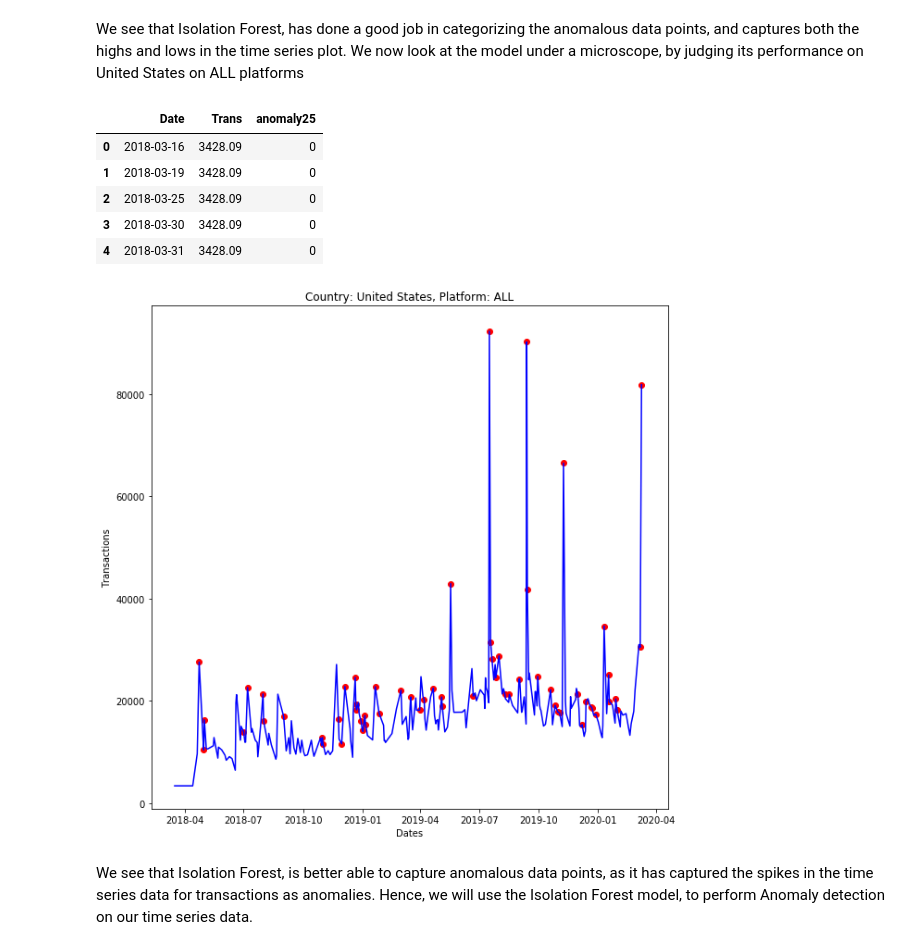
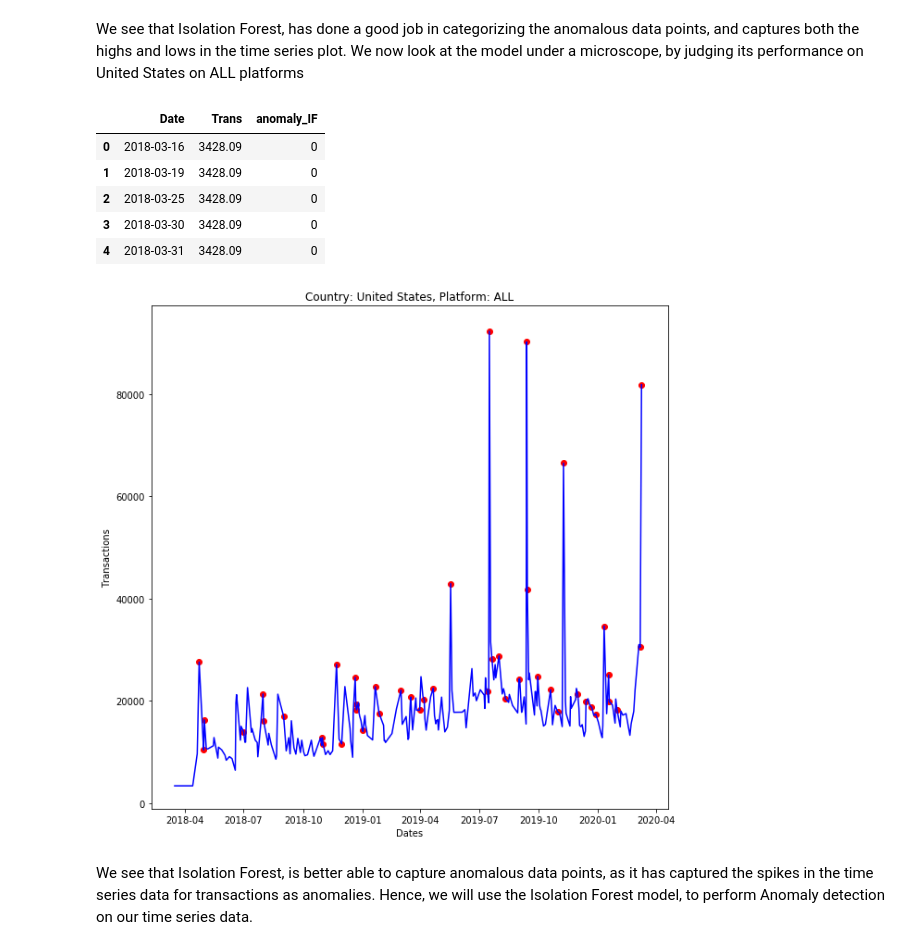
Before and after one commit to yaswanthchittepu/Tencent-Data-Science, a Jupyter notebook: Tencent_AnomalyDetection.ipynb, the cells around one changed output. Saved outputs shown, nothing was run; the diff lists cells and outputs as text; code cells hidden in the pictures.

```diff
--- a/Tencent_AnomalyDetection.ipynb
+++ b/Tencent_AnomalyDetection.ipynb
@@ -233,11 +233,11 @@ plt.show()
 We see that Isolation Forest, has done a good job in categorizing the anomalous data points, and captures both the highs and lows in the time series plot. We now look at the model under a microscope, by judging its performance on United States on ALL platforms
 # %%
 tmp = df.loc[((df['Country'] == 'United States') & (df['Platform'] == 'ALL')), \
-             ['Date', 'Trans','anomaly25']].reset_index()
+             ['Date', 'Trans','anomaly_IF']].reset_index()
 del tmp['index']
 tmp.head()
 # %% [output]
-|  | Date | Trans | anomaly25 |
+|  | Date | Trans | anomaly_IF |
 | 0 | 2018-03-16 | 3428.09 | 0 |
 | 1 | 2018-03-19 | 3428.09 | 0 |
 | 2 | 2018-03-25 | 3428.09 | 0 |
@@ -246,16 +246,16 @@ tmp.head()
 # %%
 fig, ax = plt.subplots(figsize = (10,10))
 
-a = tmp.loc[tmp['anomaly25'] == 1, ['Date', 'Trans']]
+a = tmp.loc[tmp['anomaly_IF'] == 1, ['Date', 'Trans']]
 
 ax.plot(tmp['Date'], tmp['Trans'], color='blue')
 times = [d.to_pydatetime() for d in a['Date']]
 ax.scatter(times,a['Trans'], color='red')
 plt.xlabel('Dates')
 plt.ylabel('Transactions')
 plt.title('Country: United States, Platform: ALL')
 plt.show()
 # %% [output]
-[figure, old version]
+[figure, new version]
 # %% [markdown]
 We see that Isolation Forest, is better able to capture anomalous data points, as it has captured the spikes in the time series data for transactions as anomalies. Hence, we will use the Isolation Forest model, to perform Anomaly detection on our time series data.
```
Also changed, not shown: parts of 1 cell of this notebook, 3 other files.
